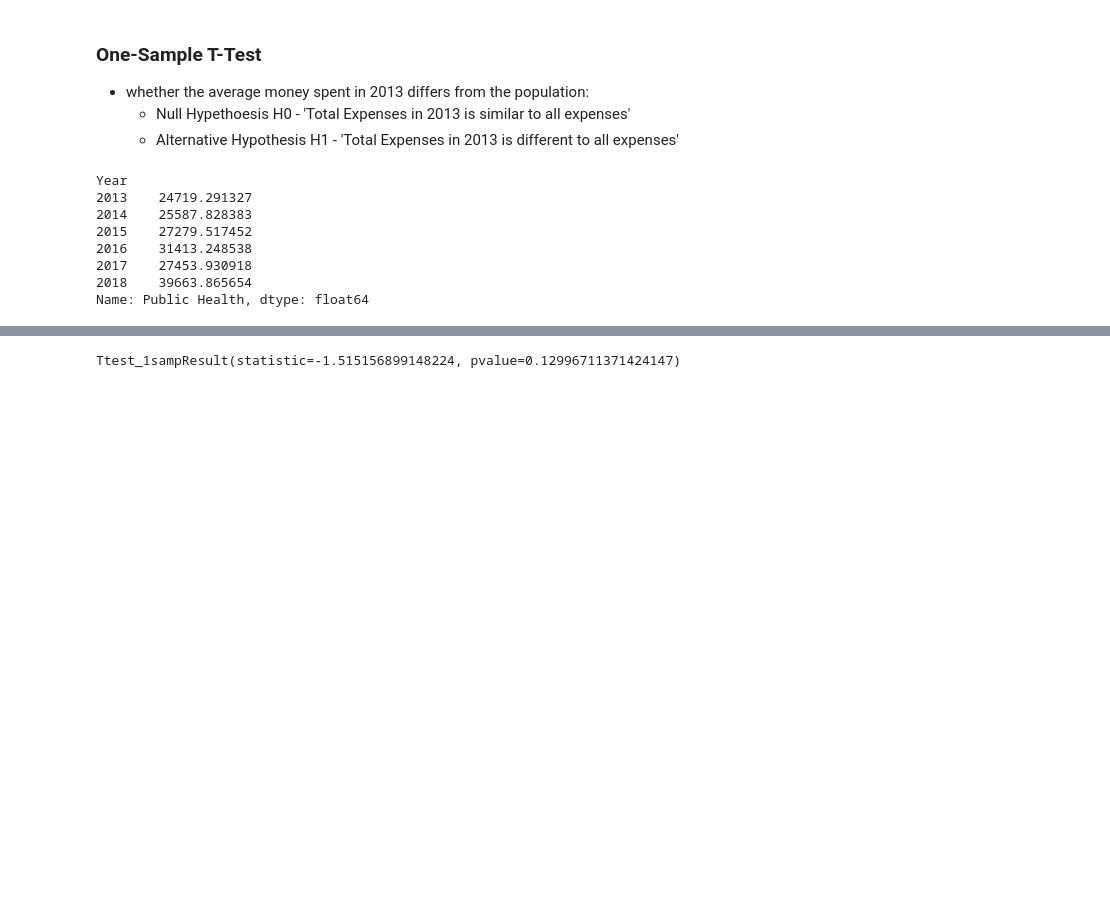
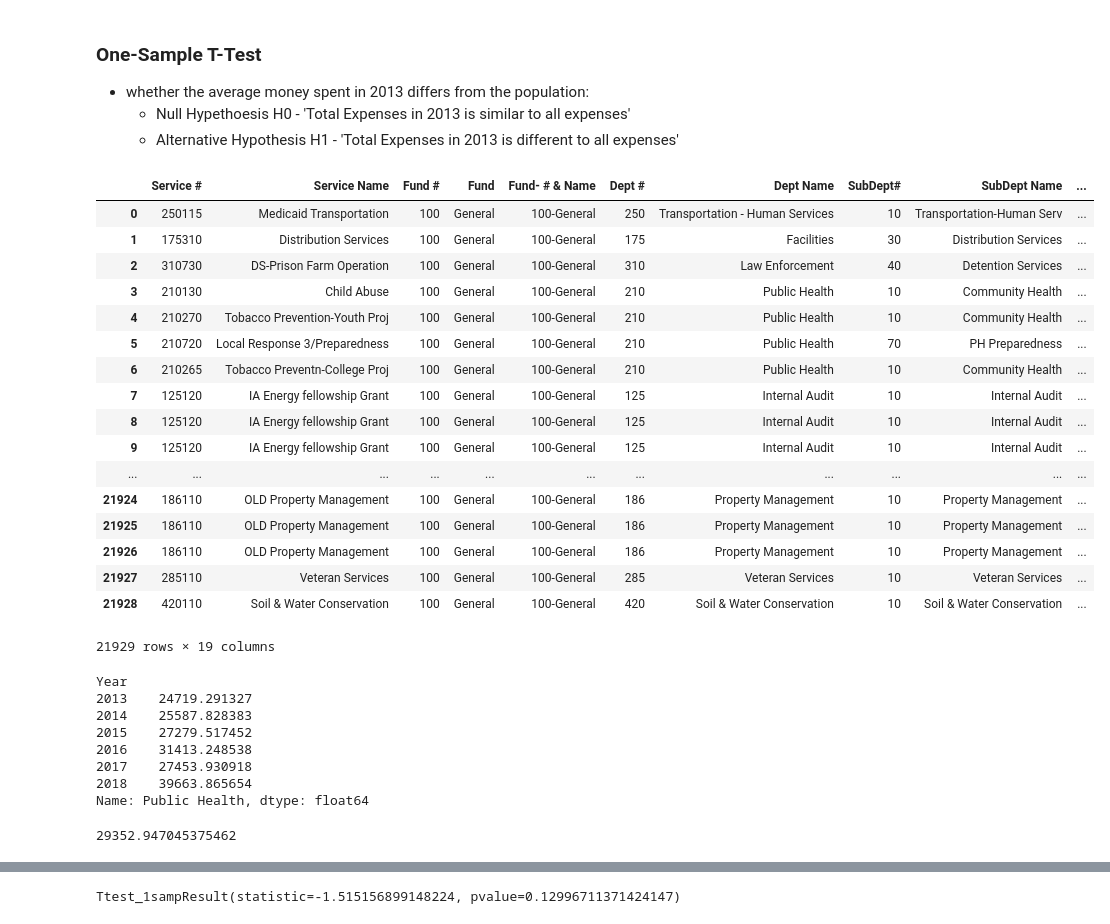
Before and after one commit to UNCG-CSE/Guilford_Financial, a Jupyter notebook: src/Probability Distribution & Null Hypothesis .ipynb, the cells around one changed output, grey strips where cells are left out. Saved outputs shown, nothing was run; the diff lists cells and outputs as text; code cells hidden in the pictures; blank space fills up the shorter version.

```diff
--- a/src/Probability Distribution & Null Hypothesis .ipynb
+++ b/src/Probability Distribution & Null Hypothesis .ipynb
@@ -252,6 +233,27 @@ Name: Public Health, dtype: float64
 - whether the average money spent in 2013 differs from the population:
     - Null Hypethoesis H0 - 'Total Expenses in 2013 is similar to all expenses'
     - Alternative Hypothesis H1 - 'Total Expenses in 2013 is different to all expenses'
+# %%
+data
+# %% [output]
+|  | Service # | Service Name | Fund # | Fund | Fund- # & Name | Dept # | Dept Name | SubDept# | SubDept Name | ... |
+| 0 | 250115 | Medicaid Transportation | 100 | General | 100-General | 250 | Transportation - Human Services | 10 | Transportation-Human Serv | ... |
+| 1 | 175310 | Distribution Services | 100 | General | 100-General | 175 | Facilities | 30 | Distribution Services | ... |
+| 2 | 310730 | DS-Prison Farm Operation | 100 | General | 100-General | 310 | Law Enforcement | 40 | Detention Services | ... |
+| 3 | 210130 | Child Abuse | 100 | General | 100-General | 210 | Public Health | 10 | Community Health | ... |
+| 4 | 210270 | Tobacco Prevention-Youth Proj | 100 | General | 100-General | 210 | Public Health | 10 | Community Health | ... |
+| 5 | 210720 | Local Response 3/Preparedness | 100 | General | 100-General | 210 | Public Health | 70 | PH Preparedness | ... |
+| 6 | 210265 | Tobacco Preventn-College Proj | 100 | General | 100-General | 210 | Public Health | 10 | Community Health | ... |
+| 7 | 125120 | IA Energy fellowship Grant | 100 | General | 100-General | 125 | Internal Audit | 10 | Internal Audit | ... |
+| 8 | 125120 | IA Energy fellowship Grant | 100 | General | 100-General | 125 | Internal Audit | 10 | Internal Audit | ... |
+| 9 | 125120 | IA Energy fellowship Grant | 100 | General | 100-General | 125 | Internal Audit | 10 | Internal Audit | ... |
+| ... | ... | ... | ... | ... | ... | ... | ... | ... | ... | ... |
+| 21924 | 186110 | OLD Property Management | 100 | General | 100-General | 186 | Property Management | 10 | Property Management | ... |
+| 21925 | 186110 | OLD Property Management | 100 | General | 100-General | 186 | Property Management | 10 | Property Management | ... |
+| 21926 | 186110 | OLD Property Management | 100 | General | 100-General | 186 | Property Management | 10 | Property Management | ... |
+| 21927 | 285110 | Veteran Services | 100 | General | 100-General | 285 | Veteran Services | 10 | Veteran Services | ... |
+| 21928 | 420110 | Soil & Water Conservation | 100 | General | 100-General | 420 | Soil & Water Conservation | 10 | Soil & Water Conservation | ... |
+21929 rows × 19 columns
 # %%
 df_transposed.groupby(['Year'])['Public Health'].mean()
 # %% [output]
@@ -265,6 +267,9 @@ Year
 Name: Public Health, dtype: float64
 # %%
 population_mean = df_transposed['Public Health'].mean()
+population_mean
+# %% [output]
+29352.947045375462
 # %%
 # data_2013 = data.groupby(by=['Year'])
 # %%
```
Also changed, not shown: parts of 17 cells of this notebook, 4 other files.
